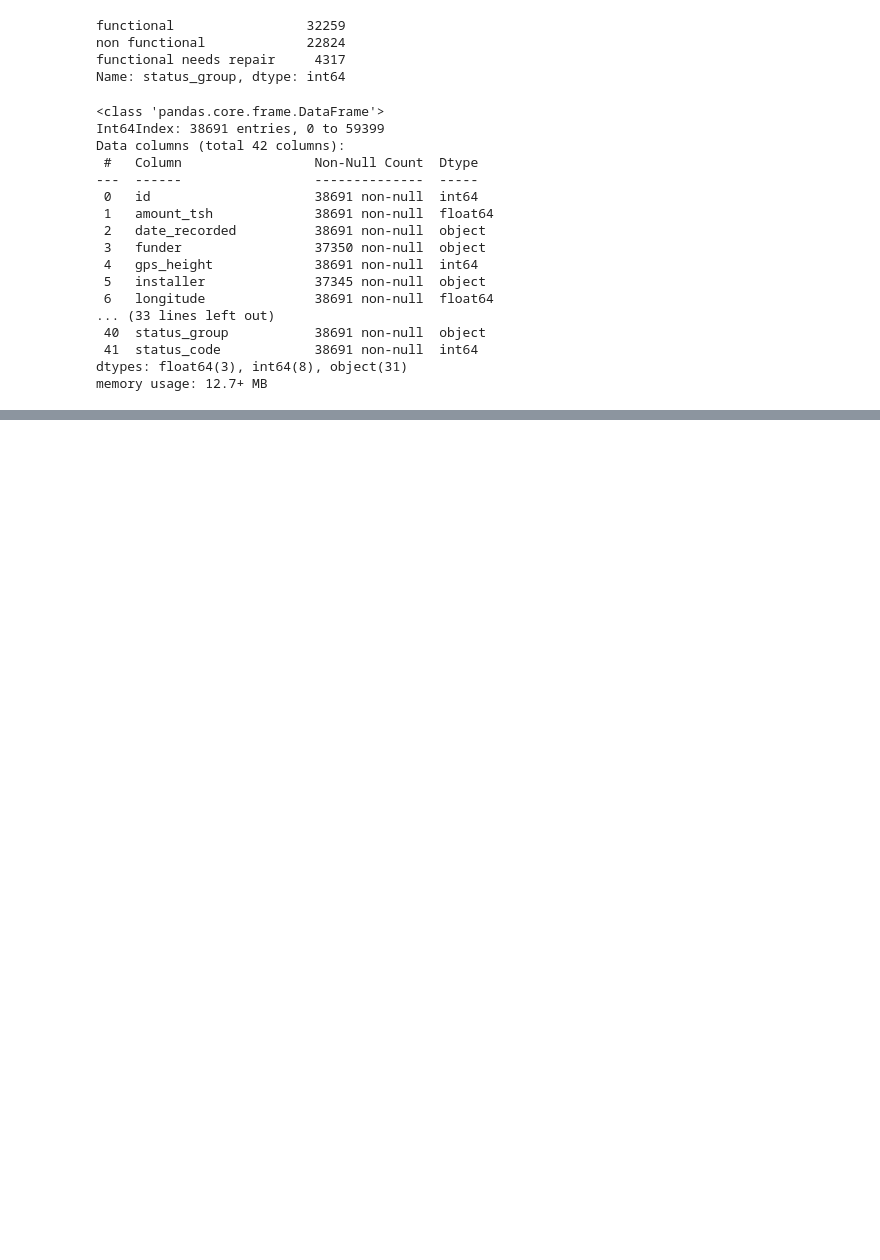
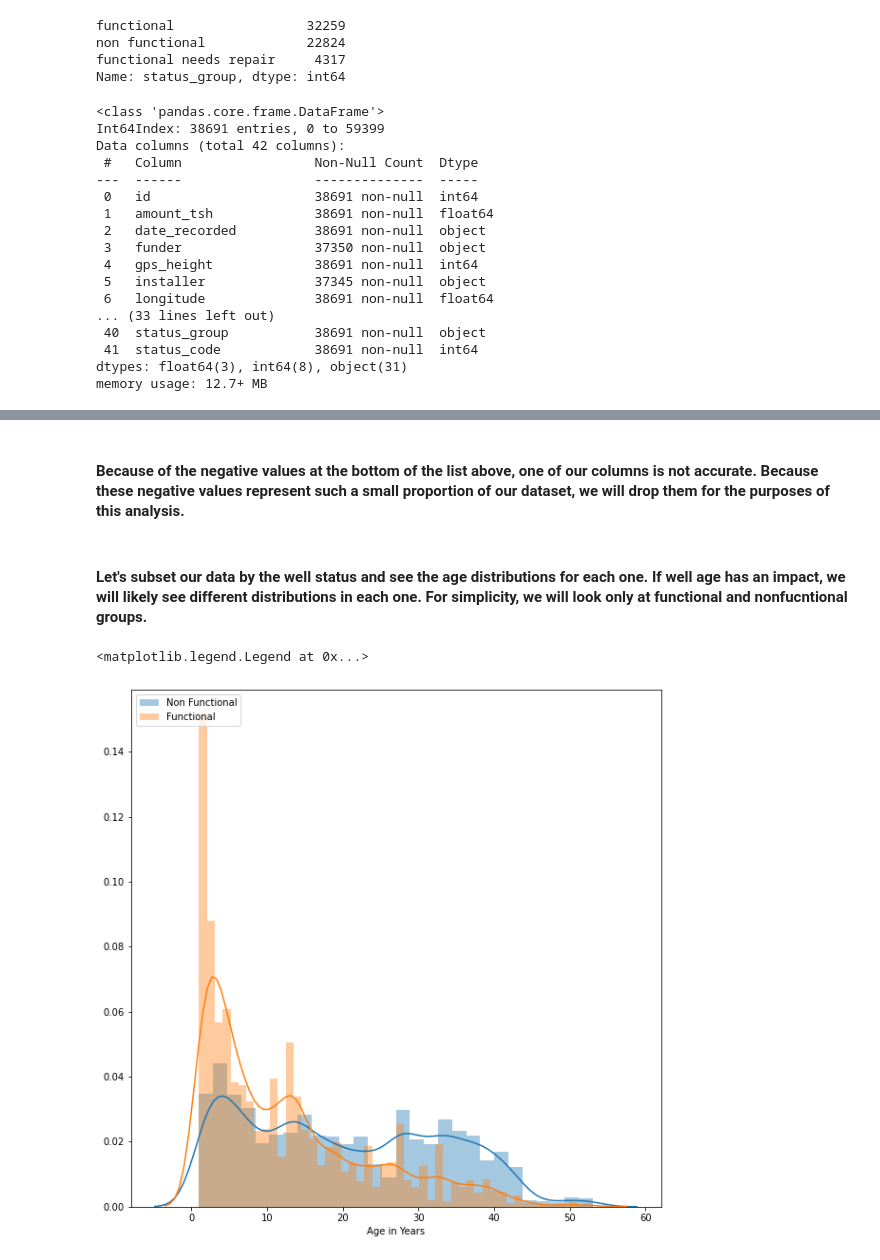
Before and after one commit to sydroth/tanzaniawellclassification, a Jupyter notebook: notebooks/05_mef_EDA_year_built.ipynb, the cells around one changed output, grey strips where cells are left out. Saved outputs shown, nothing was run; the diff lists cells and outputs as text; code cells hidden in the pictures; blank space fills up the shorter version.

```diff
--- a/notebooks/05_mef_EDA_year_built.ipynb
+++ b/notebooks/05_mef_EDA_year_built.ipynb
@@ -186,6 +206,3 @@ Data columns (total 42 columns):
  41  status_code            38691 non-null  int64
 dtypes: float64(3), int64(8), object(31)
 memory usage: 12.7+ MB
-# %%
-has_year['construction_year_formatted'] = has_year['construction_year'].map(lambda x: '1-1-'+str(x))
-has_year['construction_year_formatted'] = has_year['construction_year_formatted'].map(lambda x: pd.to_datetime(x))
@@ -307,0 +212,2 @@ len(list(df.installer.unique()))
+# %%
+has_year['age'] = has_year.date_recorded.map(lambda x: x.year) - has_year.construction_year
@@ -307,0 +240,18 @@ len(list(df.installer.unique()))
+# %% [markdown]
+#### Because of the negative values at the bottom of the list above, one of our columns is not accurate. Because these negative values represent such a small proportion of our dataset, we will drop them for the purposes of this analysis.
+# %%
+has_year = has_year[has_year['age']>0]
+# %% [markdown]
+#### Let's subset our data by the well status and see the age distributions for each one. If well age has an impact, we will likely see different distributions in each one. For simplicity, we will look only at functional and nonfucntional groups.
+# %%
+functional = has_year[has_year['status_group']=='functional']
+non_functional =  has_year[has_year['status_group']=='non functional']
+# %%
+fig, ax = plt.subplots(1,1,figsize=(10,10))
+sns.distplot(non_functional.age, ax=ax, label='Non Functional')
+sns.distplot(functional.age, ax=ax, label='Functional')
+ax.set_xlabel('Age in Years')
+plt.legend(loc='upper left')
+# %% [output]
+<matplotlib.legend.Legend at 0x...>
+[figure, added]
```
Also changed, not shown: parts of 64 cells of this notebook, 16 other files.
